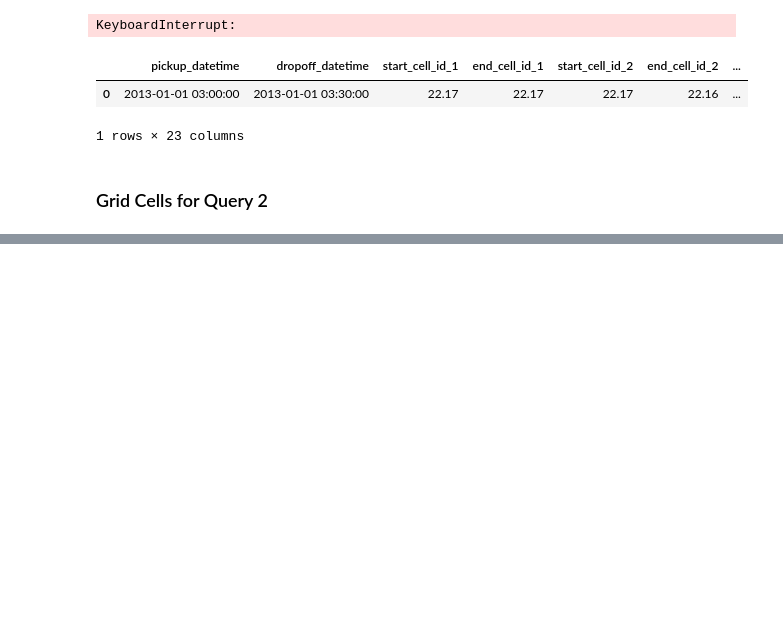
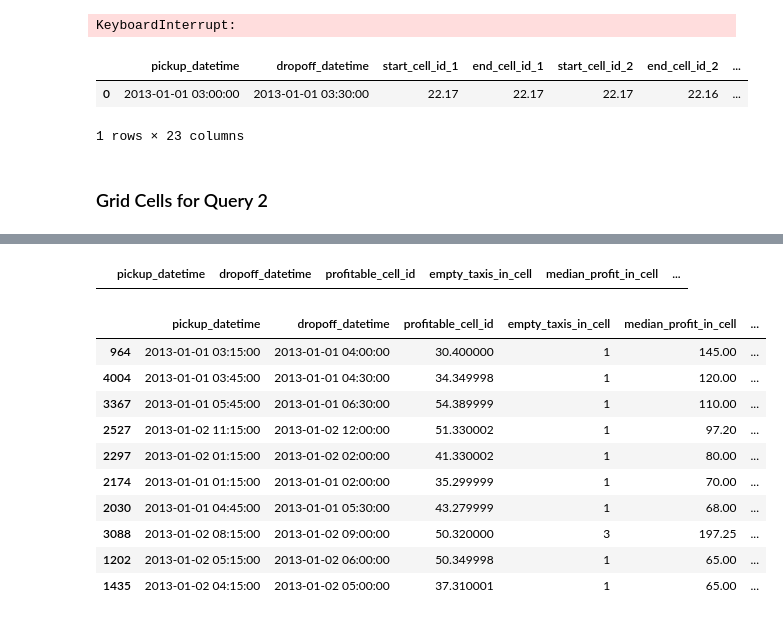
Before and after one commit to pirjo2/bdm-projects, a Jupyter notebook: Project_2/P2.ipynb, the cells around one changed output, grey strips where cells are left out. Drawn from its saved outputs; the diff is of its cells as text; code cells hidden in the pictures; blank space fills up the shorter version.

```diff
--- a/Project_2/P2.ipynb
+++ b/Project_2/P2.ipynb
@@ -415 +396,81 @@ only showing top 5 rows
 Profitable Areas
+# %%
+# Reading in the stream
+taxi_df = (spark.readStream
+  .option("maxFilesPerTrigger", 1)
+  .schema(schema)
+  .parquet("output/preprocessed_data")
+)
+
+# Adding start_cell and end_cell columns
+taxi_df_q2 = taxi_df.withColumn("start_cell", get_grid2(taxi_df.pickup_longitude, taxi_df.pickup_latitude))\
+    .withColumn("end_cell", get_grid2(taxi_df.dropoff_longitude, taxi_df.dropoff_latitude))\
+    .filter(
+        col("start_cell").isNotNull() & col("end_cell").isNotNull()  # Filter out trips outside of the grid
+    )
+
+# Step 1: Calculate median profit for trips starting in the cell (15-minute window)
+taxi_profit_df = (
+    taxi_df_q2
+    .withWatermark("pickup_datetime", "15 minutes")  # Watermark for pickup_datetime (for trip start time)
+    .groupBy(window(col("pickup_datetime"), "15 minutes"), col("start_cell"))
+    .agg(median(col("fare_amount") + col("tip_amount")).alias("median_profit"))
+)
+
+# Step 2: Calculate the number of empty taxis for each 30-minute window
+empty_taxis_df = (
+    taxi_df_q2
+    .withWatermark("dropoff_datetime", "30 minutes")  # Watermark for dropoff_datetime (for empty taxis)
+    .groupBy(window(col("dropoff_datetime"), "30 minutes"), col("end_cell"))
+    .agg(count("*").alias("empty_taxis"))
+)
+
+# Step 3: Join the two DataFrames to calculate profitability, with appropriate watermarking
+profitability_df = (
+    taxi_profit_df.alias("profit")
+    .join(
+        empty_taxis_df.alias("empty"),
+        (
+            col("profit.window.end") == col("empty.window.start")) &
+            (col("profit.start_cell") == col("empty.end_cell")),
+        "inner"
+    )
+    .select(
+        col("profit.window.start").alias("pickup_datetime"),
+        col("empty.window.end").alias("dropoff_datetime"),
+        col("profit.start_cell").alias("profitable_cell_id"),
+        col("empty.empty_taxis").alias("empty_taxis_in_cell"),
+        col("profit.median_profit").alias("median_profit_in_cell"),
+        (col("profit.median_profit") / col("empty.empty_taxis")).alias("profitability_of_cell")
+    )
+)
+
+
+# Function to process the data in batches
+def process_batch(df, epoch_id):
+    pandas_df = df.toPandas().nlargest(10, "profitability_of_cell")
+    display(pandas_df)
+
+# Streaming query (using Append mode)
+query = (
+    profitability_df
+    .writeStream
+    .outputMode("append")  # Use append mode instead of update
+    .foreachBatch(process_batch)
+    .start()
+)
+
+query.awaitTermination()
+# %% [output]
+|  | pickup_datetime | dropoff_datetime | profitable_cell_id | empty_taxis_in_cell | median_profit_in_cell | ... |
+|  | pickup_datetime | dropoff_datetime | profitable_cell_id | empty_taxis_in_cell | median_profit_in_cell | ... |
+| 964 | 2013-01-01 03:15:00 | 2013-01-01 04:00:00 | 30.400000 | 1 | 145.00 | ... |
+| 4004 | 2013-01-01 03:45:00 | 2013-01-01 04:30:00 | 34.349998 | 1 | 120.00 | ... |
+| 3367 | 2013-01-01 05:45:00 | 2013-01-01 06:30:00 | 54.389999 | 1 | 110.00 | ... |
+| 2527 | 2013-01-02 11:15:00 | 2013-01-02 12:00:00 | 51.330002 | 1 | 97.20 | ... |
+| 2297 | 2013-01-02 01:15:00 | 2013-01-02 02:00:00 | 41.330002 | 1 | 80.00 | ... |
+| 2174 | 2013-01-01 01:15:00 | 2013-01-01 02:00:00 | 35.299999 | 1 | 70.00 | ... |
+| 2030 | 2013-01-01 04:45:00 | 2013-01-01 05:30:00 | 43.279999 | 1 | 68.00 | ... |
+| 3088 | 2013-01-02 08:15:00 | 2013-01-02 09:00:00 | 50.320000 | 3 | 197.25 | ... |
+| 1202 | 2013-01-02 05:15:00 | 2013-01-02 06:00:00 | 50.349998 | 1 | 65.00 | ... |
+| 1435 | 2013-01-02 04:15:00 | 2013-01-02 05:00:00 | 37.310001 | 1 | 65.00 | ... |
```
Also changed, not shown: parts of 6 cells of this notebook.
